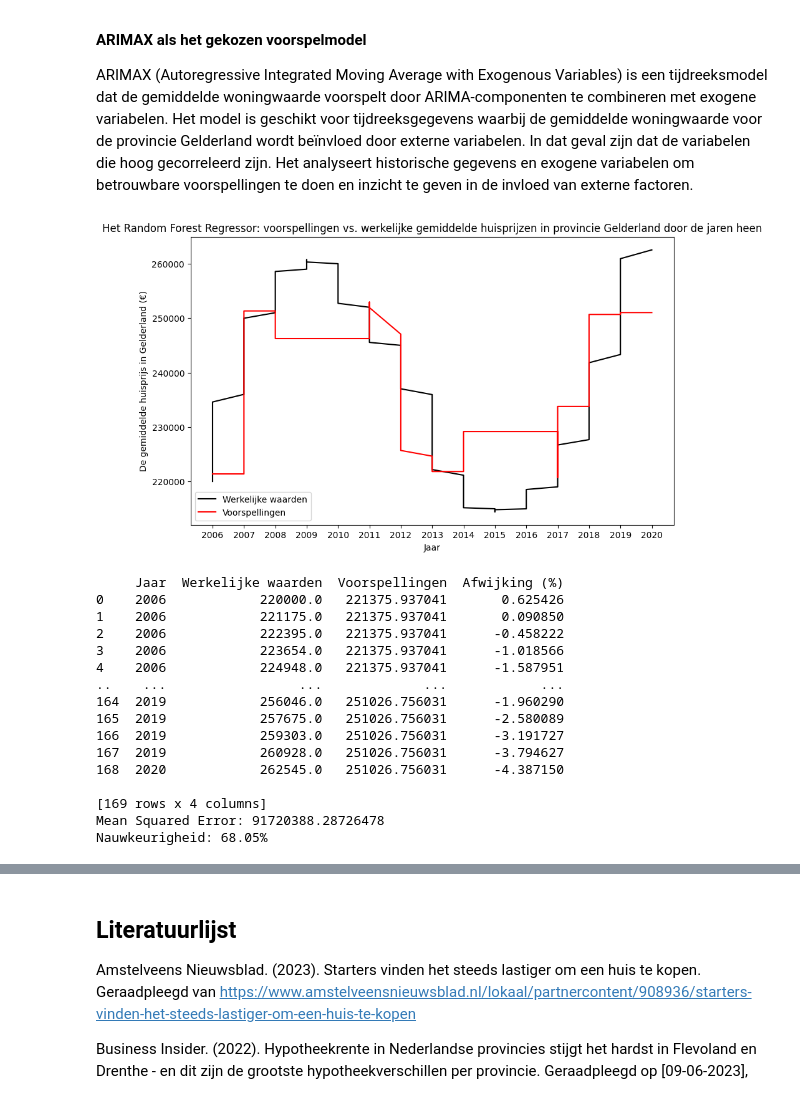
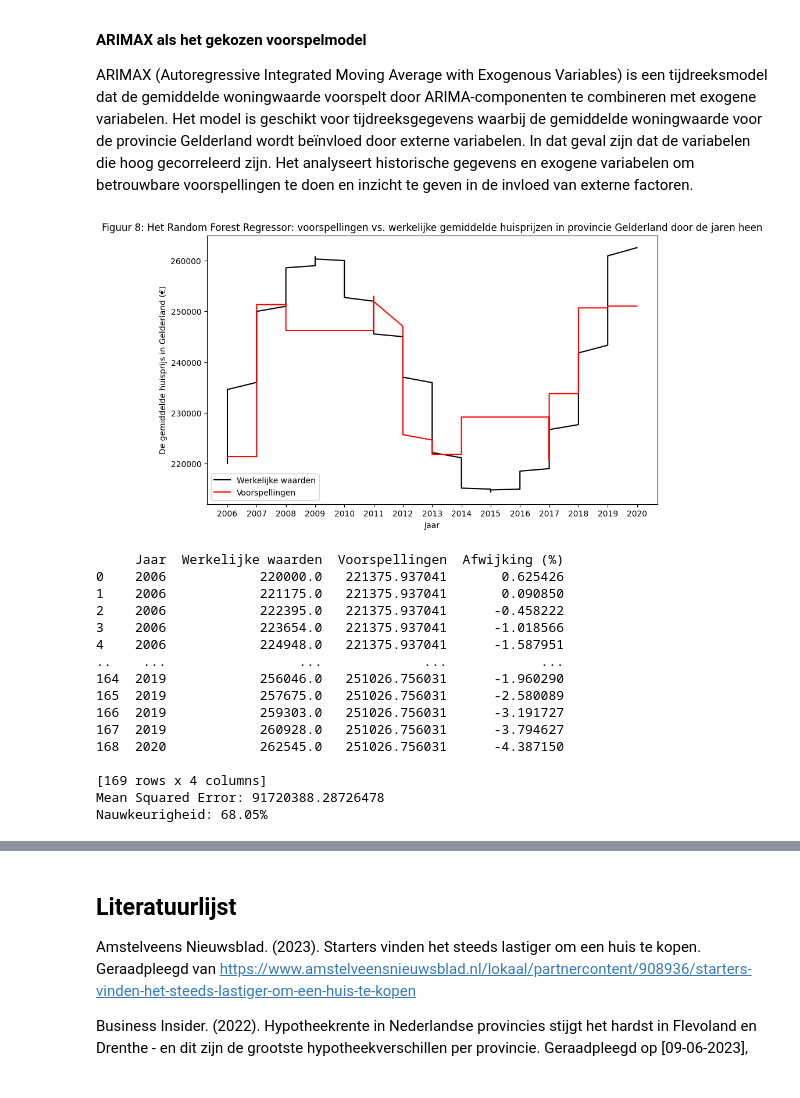
Before and after one commit to y-anwari/Invloeden_op_huizenprijs, a Jupyter notebook: Invloeden_op_Huizenmarkt.ipynb, the cells around one changed output, grey strips where cells are left out. Saved outputs shown, nothing was run; the diff lists cells and outputs as text; code cells hidden in the pictures.

```diff
--- a/Invloeden_op_Huizenmarkt.ipynb
+++ b/Invloeden_op_Huizenmarkt.ipynb
@@ -978,12 +864,6 @@ Random feature selectie: bij het maken van elke splitsing in een beslissingsboom
 
 ARIMAX (Autoregressive Integrated Moving Average with Exogenous Variables) is een tijdreeksmodel dat de gemiddelde woningwaarde voorspelt door ARIMA-componenten te combineren met exogene variabelen. Het model is geschikt voor tijdreeksgegevens waarbij de gemiddelde woningwaarde voor de provincie Gelderland wordt beïnvloed door externe variabelen. In dat geval zijn dat de variabelen die hoog gecorreleerd zijn. Het analyseert historische gegevens en exogene variabelen om betrouwbare voorspellingen te doen en inzicht te geven in de invloed van externe factoren.
 # %%
-import pandas as pd
-from sklearn.ensemble import RandomForestRegressor
-from sklearn.model_selection import cross_val_predict
-from sklearn.metrics import mean_squared_error
-import matplotlib.pyplot as plt
-
 # Inlezen van de dataset
 data = main_df_after_merged
 
@@ -998,35 +878,35 @@ rf_regressor = RandomForestRegressor(n_estimators=90, max_depth=20, min_samples_
 # Voorspellingen maken met cross-validatie
 y_pred = cross_val_predict(rf_regressor, X, y, cv=5)
 
 # Grafiek van de voorspellingen en werkelijke waarden
 plt.figure(figsize=(10, 6))
 plt.plot(jaar, y, '', label='Werkelijke waarden', color='black')
 plt.plot(jaar, y_pred, label='Voorspellingen', color='red')
 plt.xlabel('Jaar')
 plt.ylabel('De gemiddelde huisprijs in Gelderland (€)')
-plt.title('Het Random Forest Regressor: voorspellingen vs. werkelijke gemiddelde huisprijzen in provincie Gelderland door de jaren heen')
+plt.title('Figuur 8: Het Random Forest Regressor: voorspellingen vs. werkelijke gemiddelde huisprijzen in provincie Gelderland door de jaren heen')
 plt.legend()
 plt.show()
 
 # Tabel met de voorspellingen, werkelijke waarden en afwijking in percentage
 afwijking_pct = ((y_pred - y) / y) * 100
 results_df = pd.DataFrame({'Jaar': jaar, 'Werkelijke waarden': y, 'Voorspellingen': y_pred, 'Afwijking (%)': afwijking_pct})
 print(results_df)
 
 # Evalueren van de regressor met behulp van de Mean Squared Error (MSE)
 mse = mean_squared_error(y, y_pred)
 print("Mean Squared Error:", mse)
 
 # Definieer een tolerantie voor correcte voorspellingen
 tolerance = 0.05 * y.mean()  # +/- 5% van de gemiddelde waarde van y
 
 # Bepaal de nauwkeurigheid van de voorspellingen
 correct_predictions = abs(y_pred - y) <= tolerance
 accuracy = sum(correct_predictions) / len(correct_predictions) * 100
 
 print("Nauwkeurigheid: {:.2f}%".format(accuracy))
 # %% [output]
-[figure, old version]
+[figure, new version]
      Jaar  Werkelijke waarden  Voorspellingen  Afwijking (%)
 0    2006            220000.0   221375.937041       0.625426
 1    2006            221175.0   221375.937041       0.090850
```
Also changed, not shown: parts of 35 cells of this notebook, 1 other file.
